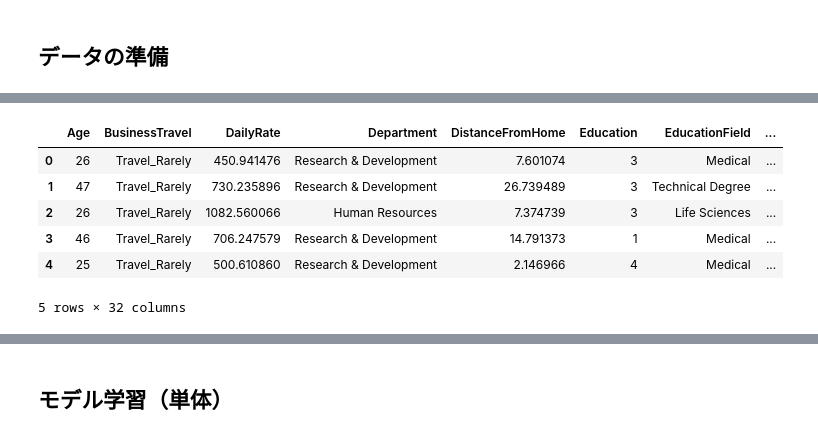
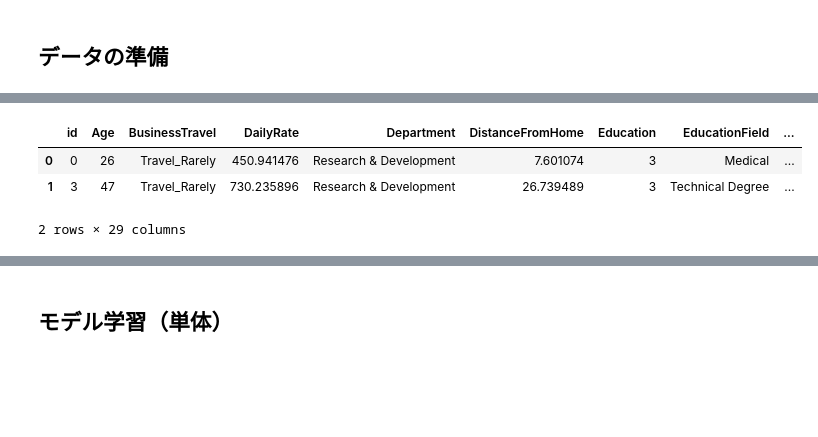
Before and after one commit to nmatsuo63/dshc, a Jupyter notebook: ipynb/sig740/3_学習_lgbm.ipynb, the cells around one changed output, grey strips where cells are left out. Saved outputs shown, nothing was run; the diff lists cells and outputs as text; code cells hidden in the pictures; blank space fills up the shorter version.

```diff
--- a/ipynb/sig740/3_学習_lgbm.ipynb
+++ b/ipynb/sig740/3_学習_lgbm.ipynb
@@ -8,11 +8,10 @@ warnings.simplefilter('ignore')
 ## データの読み込み
 # %%
 # データの読み込み
-# df_org = pd.read_csv('./data/input_01.csv')
-df_train_org = pd.read_csv('./data/preprocessed_train.csv')
-df_test_org = pd.read_csv('./data/preprocessed_test.csv')
-# df_train_org = pd.read_csv('../data/sig740/train.csv')
-# df_test_org = pd.read_csv('../data/sig740/test.csv')
+# df_train_org = pd.read_csv('./data/preprocessed_train.csv')
+# df_test_org = pd.read_csv('./data/preprocessed_test.csv')
+df_train_org = pd.read_csv('./data/train.csv')
+df_test_org = pd.read_csv('./data/test.csv')
 # %%
 # データ量が多いのでコーディング中はサンプリング
 # df = df_org.sample(100000, replace=True)
@@ -137,16 +41,17 @@ df_test.head()
 # %%
-y = df[['Attrition']]
+y_train = df[['Attrition']]
 # x_cols = ['class', 'country', 'period', 'n_words', 'log_goal', 'launched_year', 'launched_month', 'launched_day',
 #          'name_vowel_ratio', 'Goal_1000', 'Goal_500', 'Goal_10', 'median_goal_Last_Week']
-x_cols = df.columns.drop(['Unnamed: 0','id','Attrition'])
-x = df[x_cols]
+# print(df.columns)
+# columns = df.columns.drop([])
+# x_cols = df.columns.drop(['Unnamed: 0','id','Attrition', "Over18", "StandardHours"])
+x_cols = df.columns.drop(['Attrition', "Over18", "StandardHours", "JobInvolvement", "PerformanceRating"])
+x_train = df[x_cols]
+x_test = df_test[x_cols]
 # %%
-x.head()
+x_train.head(2)
 # %% [output]
-|  | Age | BusinessTravel | DailyRate | Department | DistanceFromHome | Education | EducationField | ... |
-| 0 | 26 | Travel_Rarely | 450.941476 | Research & Development | 7.601074 | 3 | Medical | ... |
-| 1 | 47 | Travel_Rarely | 730.235896 | Research & Development | 26.739489 | 3 | Technical Degree | ... |
-| 2 | 26 | Travel_Rarely | 1082.560066 | Human Resources | 7.374739 | 3 | Life Sciences | ... |
-| 3 | 46 | Travel_Rarely | 706.247579 | Research & Development | 14.791373 | 1 | Medical | ... |
-| 4 | 25 | Travel_Rarely | 500.610860 | Research & Development | 2.146966 | 4 | Medical | ... |
+|  | id | Age | BusinessTravel | DailyRate | Department | DistanceFromHome | Education | EducationField | ... |
+| 0 | 0 | 26 | Travel_Rarely | 450.941476 | Research & Development | 7.601074 | 3 | Medical | ... |
+| 1 | 3 | 47 | Travel_Rarely | 730.235896 | Research & Development | 26.739489 | 3 | Technical Degree | ... |
-5 rows × 32 columns
+2 rows × 29 columns
```
Also changed, not shown: parts of 42 cells of this notebook, 9 other files.
